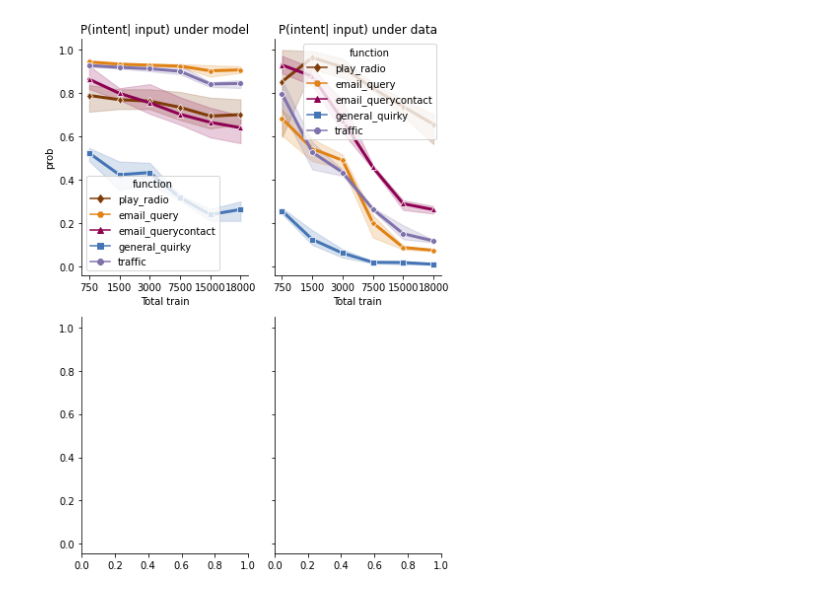
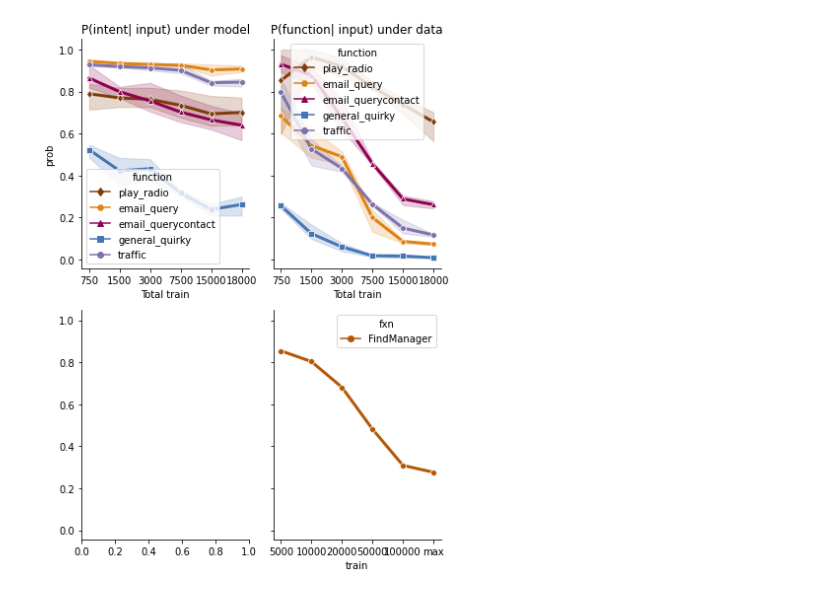
Before and after one commit to esteng/calibration_miso, a Jupyter notebook: intent/analysis.ipynb, the cells around one changed output. Drawn from its saved outputs; the diff is of its cells as text; code cells hidden in the pictures.

```diff
--- a/intent/analysis.ipynb
+++ b/intent/analysis.ipynb
@@ -105,0 +216,19 @@ There are 17 instances of 66 in dev and 46 in test
+# %%
+fxn_list = [("FindManager", "smcalflow_samples_curated", ["manager", "boss", "supervisor"]),
+            ("Tomorrow", "smcalflow_samples_curated", ["tomorrow"],
+            ("DoNotConfirm", "smcalflow_samples_big", ["cancel", "n't", "no"],
+            ("PlaceHasFeature", "smcalflow_samples", ["takeout", "casual", "waiter"]),
+            ("FenceAttendee", "smcalflow_samples", ["meet","mom"])]
+
+
+calflow_df = pd.DataFrame(columns=["fxn", "train", "examples", "seed", "prob", "type"], dtype=object)
+
+for fxn, path, triggers in fxn_list:
+    for split in ["5000", "10000", "20000", "50000", "100000", "max"]:
+        for seed in [12, 31, 64]:
+            data_path = pathlib.Path(f"/brtx/601-nvme1/estengel/resources/data/{path}/{fxn}/{split}_100")
+            # pred_path = pathlib.Path(f"/home/t-eliass/amlt_models/transformer/nfirm_{seed}_seed/{split}_100/translate_output/fxn_test_valid_top_100.tgt")
+            #triggers = ["no"]
+            data_prob, __ = get_calflow_data_prob(data_path, fxn, triggers)
+            #data_prob, beam_prob_estimate = main(data_path, pred_path, "DoNotConfirm", triggers, 100, starts=True, equals=False)
+            calflow_df = calflow_df.append({"fxn": fxn, "train": split, "examples": 100, "seed": seed, "type": "data", "prob": data_prob}, ignore_index=True)
@@ -119,31 +266,50 @@ sns.lineplot(data=sub_df,
             markers=marker_lookup,
             linewidth=3,
             palette=color_mapping,
             ax=ax[0,0])
 sns.despine()
 ax[0,0].set_title("P(intent| input) under model")
 ax[0,0].set_xlabel("Total train")
 
 
 
 sub_df = df[df['examples'] == 75]
 sub_df = sub_df[sub_df['type'] == 'data']
 
 sns.lineplot(data=sub_df,
              x="split",
              y="prob",
              hue="function",
              style="function",
              dashes=False,
              markers=marker_lookup,
              linewidth=3,
              palette = color_mapping,
              ax = ax[0,1])
 sns.despine()
 ax[0,1].set_title("P(intent| input) under data")
 ax[0,1].set_xlabel("Total train")
 
+
+
+sub_calflow_df = calflow_df[calflow_df['examples'] == 100]
+sub_calflow_df = sub_calflow_df[sub_calflow_df['type'] == 'data']
+
+sns.lineplot(data=sub_calflow_df,
+             x="train",
+             y="prob",
+             hue="fxn",
+             style="fxn",
+             dashes=False,
+             markers=marker_lookup,
+             linewidth=3,
+             palette = color_mapping,
+             ax = ax[1,1])
+sns.despine()
+ax[0,1].set_title("P(function| input) under data")
+ax[0,1].set_xlabel("Total train")
+
 plt.tight_layout()
 plt.savefig("/home/estengel/papers/incremental_function_learning/figures/for_paper/prob_model_data.pdf")
 # %% [output]
-[figure, old version]
+[figure, new version]
```
Also changed, not shown: parts of 2 cells of this notebook, 8 other files.
